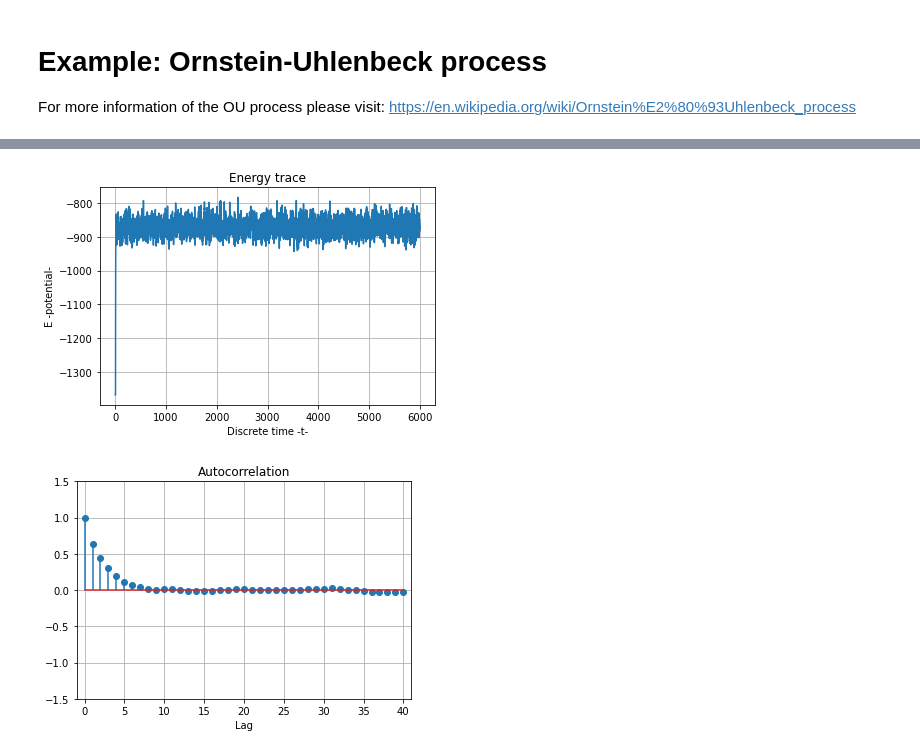
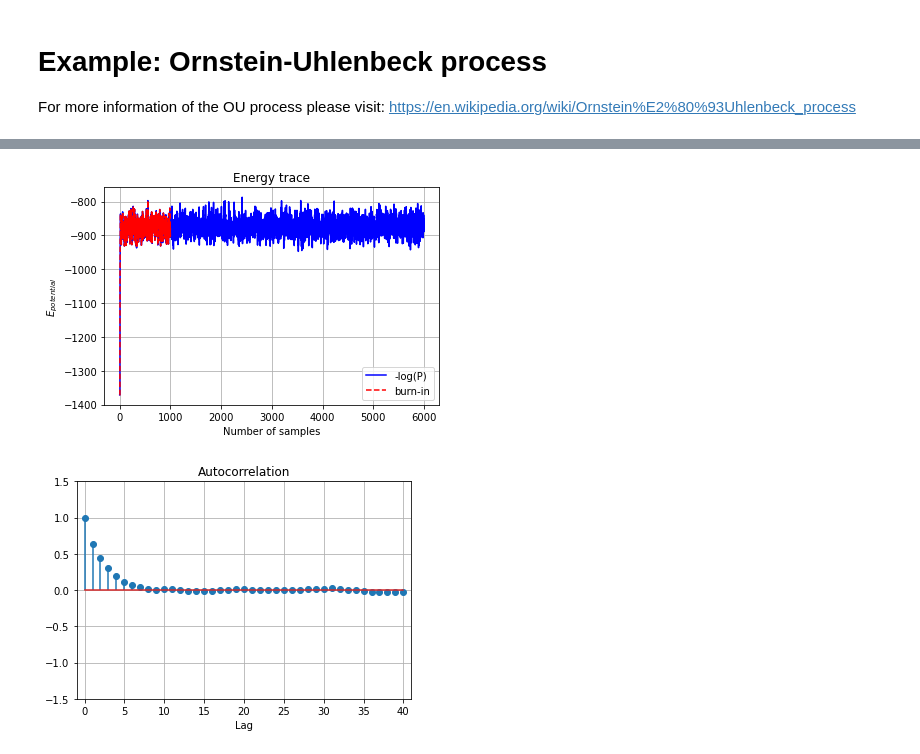
Before and after one commit to vrettasm/HamiltonianMonteCarlo, a Jupyter notebook: example_ornstein_uhlenbeck.ipynb, the cells around one changed output, grey strips where cells are left out. Drawn from its saved outputs; the diff is of its cells as text; code cells hidden in the pictures.

```diff
--- a/example_ornstein_uhlenbeck.ipynb
+++ b/example_ornstein_uhlenbeck.ipynb
@@ -141,8 +165,9 @@ p_obs = 0.04
 # Total number of observations.
 total_obs = np.abs(tf-t0)*n_obs
 
-# Find the indexes. Assume the observations are equally spaced.
-indices = np.linspace(1, Xt.size-1, num=total_obs, dtype=int)
+# Find the indexes. Assume the observations are equally spaced
+# and avoid putting observatiobs in the first and final times.
+indices = np.linspace(1, n_dim-1, num=total_obs, dtype=int)
 
 # Collect the observations from the current path (trajectory).
 obs = np.take(Xt, indices)
@@ -163,8 +188,9 @@ plt.legend();
 # %%
-# Create the initial sample path (t=0) using b-splines.
-B_spl = splrep(indices*dt, obs, k=3)
+# Create the initial sample path (t=0) using
+# cubic B-splines at the noisy observations.
+B_spline_cubic = splrep(indices*dt, obs, k=3)
 
-# Evaluate the spline at the required time points.
-x0 = splev(np.arange(t0, tf, dt), B_spl)
+# Evaluate the B-spline at Tk.
+x0 = splev(Tk, B_spline_cubic)
 # %%
 # Plot the initial sample path.
@@ -183,13 +208,12 @@ Text(0.5, 1.0, 'Initial path')
 # %%
 # Function handles.
-_func = lambda x: Epot_OU(x, func_OU, n_dim, p_obs, p_theta, p_sigma, n_obs, indices, obs, dt)
+_func = lambda x: Epot_OU(x, func_OU, n_dim, p_obs, p_theta, p_sigma, dt, indices, obs, n_obs)
 _grad = lambda x: grad_OU(x, n_dim, p_obs, p_theta, p_sigma, dt, indices, obs)
 
 # Create an HMC object.
-oup_hmc = HMC(_func, _grad, n_omitted=1000, n_samples=5000,
-              verbose=True, grad_check=True, rng_seed=911,
-              kappa=100, d_tau=0.01)
+hmc_OU = HMC(_func, _grad, n_omitted=1000, n_samples=5000, verbose=True,
+             grad_check=True, rng_seed=911, kappa=100, d_tau=0.01)
 
 # Print out the settings.
-print(oup_hmc)
+print(hmc_OU)
 # %% [output]
@@ -207,6 +231,6 @@ print(oup_hmc)
         rng_seed: RandomState(MT19937)
 # %%
 # Run the sampling from x0 starting point.
-results = oup_hmc(x0=x0)
+results = hmc_OU(x0=x0)
 # %% [output]
 Checking gradients <BEFORE> sampling ...
@@ -218,16 +242,20 @@ Error <AFTER> = 0.00011887672691886589
 # %%
 # Energy trace plot.
-plt.plot(results["Energies"])
+plt.plot(results["Energies"], 'b-', label="-log(P)")
+
+plt.plot(results["Energies"][:hmc_OU.n_omitted], 'r--', label="burn-in")
 
 plt.title("Energy trace")
 
-plt.xlabel("Discrete time -t-")
+plt.xlabel("Number of samples")
 
-plt.ylabel("E -potential-")
+plt.ylabel("$E_{potential}$")
 
-plt.grid(True)
+plt.legend()
+
+plt.grid(True);
 # %% [output]
-[figure, old version]
+[figure, new version]
 # %%
 # ACF lag value.
 lag_n = 40
```
Also changed, not shown: parts of 10 cells of this notebook, 2 other files.
